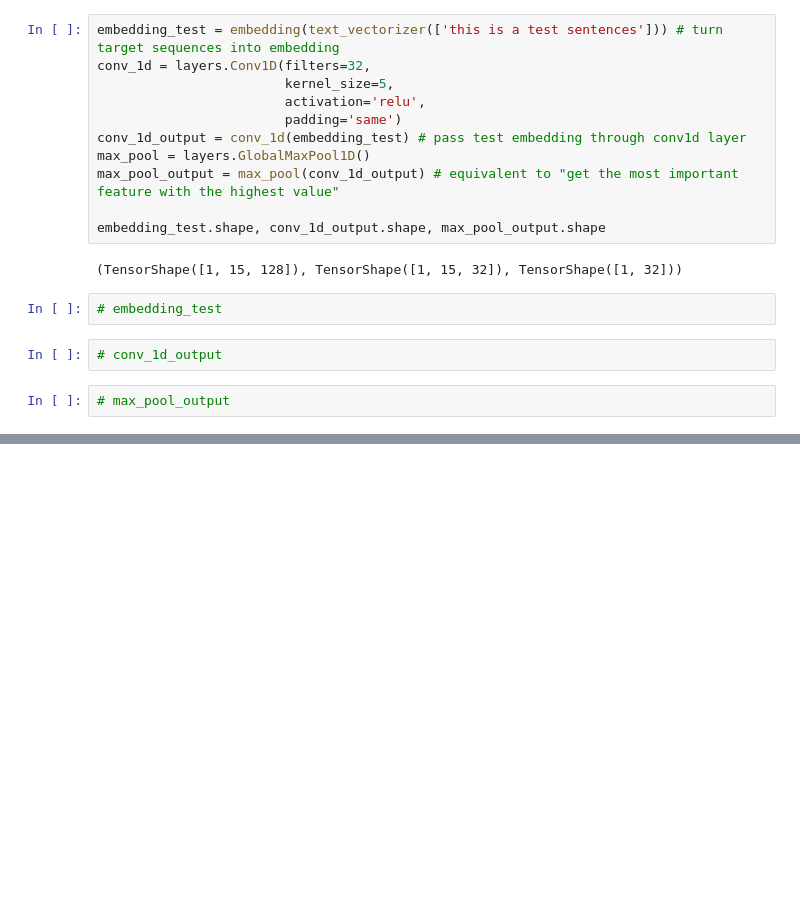
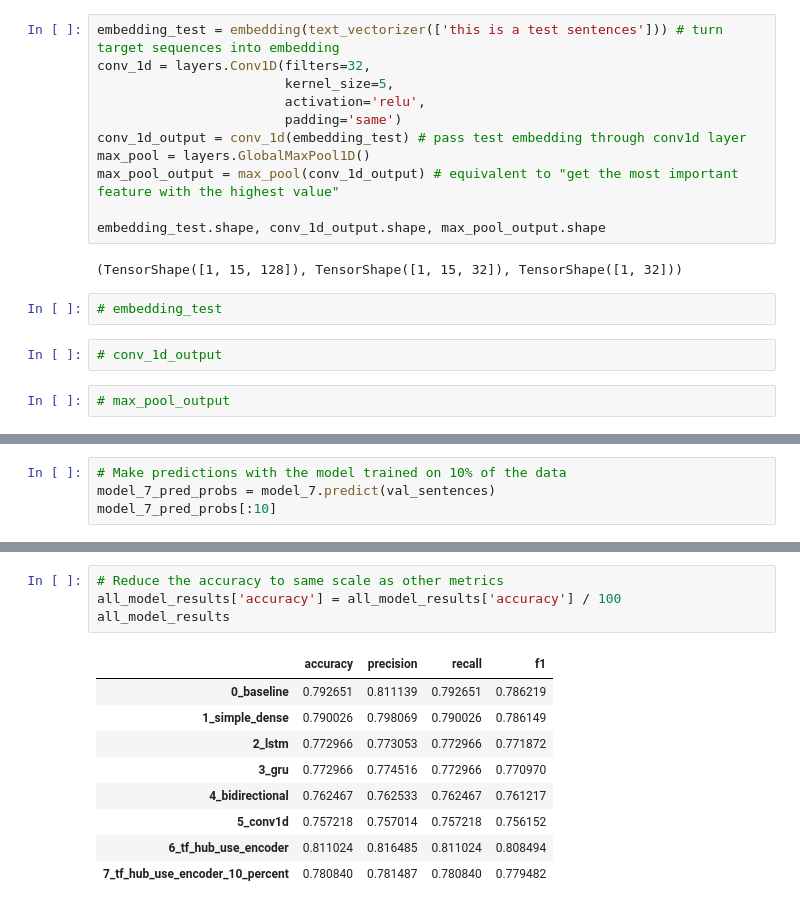
Before and after one commit to vijayraikar1999/Tensorflow-Developer-Certification, a Jupyter notebook: 08_introduction_to_nlp_in_tensorflow.ipynb, the cells around one changed output, grey strips where cells are left out. Drawn from its saved outputs; the diff is of its cells as text; blank space fills up the shorter version.

```diff
--- a/08_introduction_to_nlp_in_tensorflow.ipynb
+++ b/08_introduction_to_nlp_in_tensorflow.ipynb
@@ -1077,0 +1484,4 @@ embedding_test.shape, conv_1d_output.shape, max_pool_output.shape
+# %%
+# Make predictions with the model trained on 10% of the data
+model_7_pred_probs = model_7.predict(val_sentences)
+model_7_pred_probs[:10]
@@ -1077,0 +1535,14 @@ embedding_test.shape, conv_1d_output.shape, max_pool_output.shape
+# %%
+# Reduce the accuracy to same scale as other metrics
+all_model_results['accuracy'] = all_model_results['accuracy'] / 100
+all_model_results
+# %% [output]
+|  | accuracy | precision | recall | f1 |
+| 0_baseline | 0.792651 | 0.811139 | 0.792651 | 0.786219 |
+| 1_simple_dense | 0.790026 | 0.798069 | 0.790026 | 0.786149 |
+| 2_lstm | 0.772966 | 0.773053 | 0.772966 | 0.771872 |
+| 3_gru | 0.772966 | 0.774516 | 0.772966 | 0.770970 |
+| 4_bidirectional | 0.762467 | 0.762533 | 0.762467 | 0.761217 |
+| 5_conv1d | 0.757218 | 0.757014 | 0.757218 | 0.756152 |
+| 6_tf_hub_use_encoder | 0.811024 | 0.816485 | 0.811024 | 0.808494 |
+| 7_tf_hub_use_encoder_10_percent | 0.780840 | 0.781487 | 0.780840 | 0.779482 |
```
Also changed, not shown: parts of 108 cells of this notebook.
